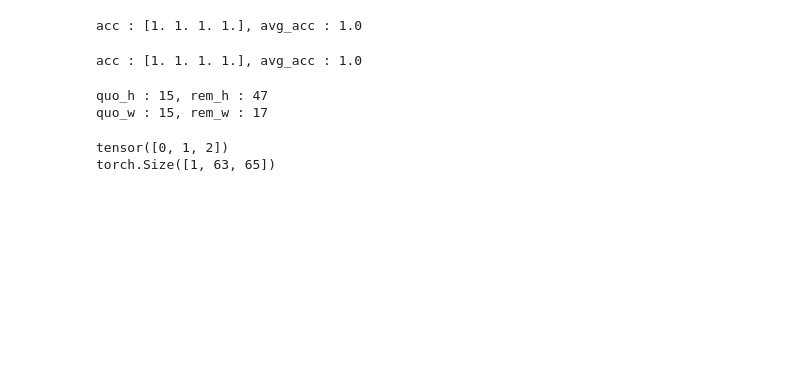
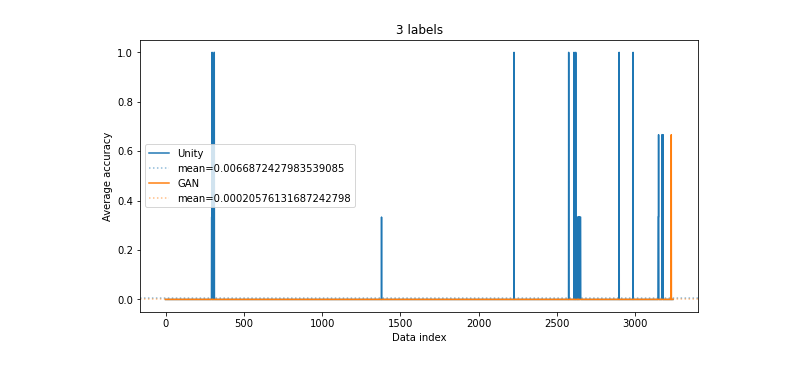
Before and after one commit to bigbreadguy/pose-estimator-test-loop, a Jupyter notebook: evaluate.ipynb, the cells around one changed output. Drawn from its saved outputs; the diff is of its cells as text; code cells hidden in the pictures; blank space fills up the shorter version.

```diff
--- a/evaluate.ipynb
+++ b/evaluate.ipynb
@@ -62,27 +62,3 @@ for idx_d, design in enumerate(tqdm.tqdm(test_design_list)):
 save_dir = os.path.join(test_report_dir, "evaluation_test_dataset.json")
 with open(save_dir, "w", encoding = "UTF-8-SIG") as file:
     json.dump(eval_results, file, ensure_ascii=False)
-# %%
-blank = np.zeros((1,3,64,64))
-
-gt = blank.copy()
-for i in range(3):
-    gt[0, i, 16*(i+1)+i, 16*(i+1)+i] = 1
-
-acc_gt, avg_acc_gt, cnt_gt, pred_gt = accuracy(gt, gt)
-
-print(f"acc : {acc_gt}, avg_acc : {avg_acc_gt}")
-# %% [output]
-acc : [1. 1. 1. 1.], avg_acc : 1.0
-# %%
-blank = np.zeros((1,3,64,64))
-
-example = blank.copy()
-for i in range(3):
-    example[0, i, 16*(i+1)+2**i, 16*(i+1)+2**i] = 1
-
-acc_ex, avg_acc_ex, cnt_ex, pred_ex = accuracy(example, gt)
-
-print(f"acc : {acc_ex}, avg_acc : {avg_acc_ex}")
-# %% [output]
-acc : [1. 1. 1. 1.], avg_acc : 1.0
@@ -94,21 +65,27 @@ pred[0,2,48,48] = 1
-# %%
-shape = pred.size()
-argmax_0 = torch.argmax(pred[:,0,:,:])
-
-quo_h = argmax_0 // shape[2]
-rem_h = argmax_0 % shape[2]
-quo_w = argmax_0 // shape[3]
-rem_w = argmax_0 % shape[3]
-
-print(f"quo_h : {quo_h}, rem_h : {rem_h}")
-print(f"quo_w : {quo_w}, rem_w : {rem_w}")
-# %% [output]
-quo_h : 15, rem_h : 47
-quo_w : 15, rem_w : 17
-# %%
-argmax = torch.argmax(pred, dim=1)
-print(torch.unique(argmax))
-print(argmax.shape)
-# %% [output]
-tensor([0, 1, 2])
-torch.Size([1, 63, 65])
+# %%
+avg_acc_array = np.zeros((4, len(evals)))
+# %%
+for i, (key, result) in enumerate(tqdm.tqdm(eval_results.items())):
+    for j, snip in enumerate(result):
+        avg_acc = snip["avg_acc"]
+        avg_acc_array[i, j] = avg_acc
+# %%
+import matplotlib.pyplot as plt
+
+x = np.array(list(range(len(evals))))
+
+unity_mean = np.mean(avg_acc_array[1,:])
+gan_mean = np.mean(avg_acc_array[0,:])
+
+plt.figure(figsize=(10, 5))
+plt.title("3 labels")
+plt.plot(x, avg_acc_array[1,:], color="tab:blue", label="Unity")
+plt.axhline(y=unity_mean, color="tab:blue", alpha=0.5, linestyle="dotted", label=f"mean={unity_mean}")
+plt.plot(x, avg_acc_array[0,:], color="tab:orange", label="GAN")
+plt.axhline(y=gan_mean, color="tab:orange", alpha=0.5, linestyle="dotted", label=f"mean={gan_mean}")
+plt.xlabel('Data index')
+plt.ylabel('Average accuracy')
+plt.legend()
+plt.show()
+# %% [output]
+[figure, added]
```
Also changed, not shown: parts of 4 cells of this notebook.
